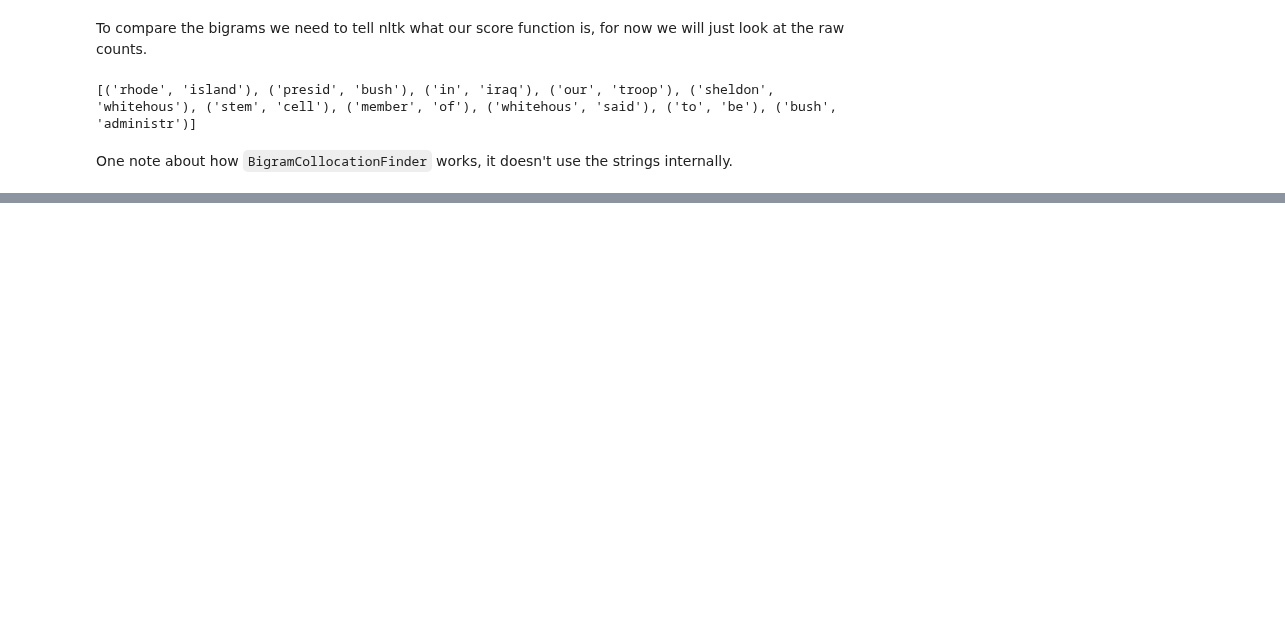
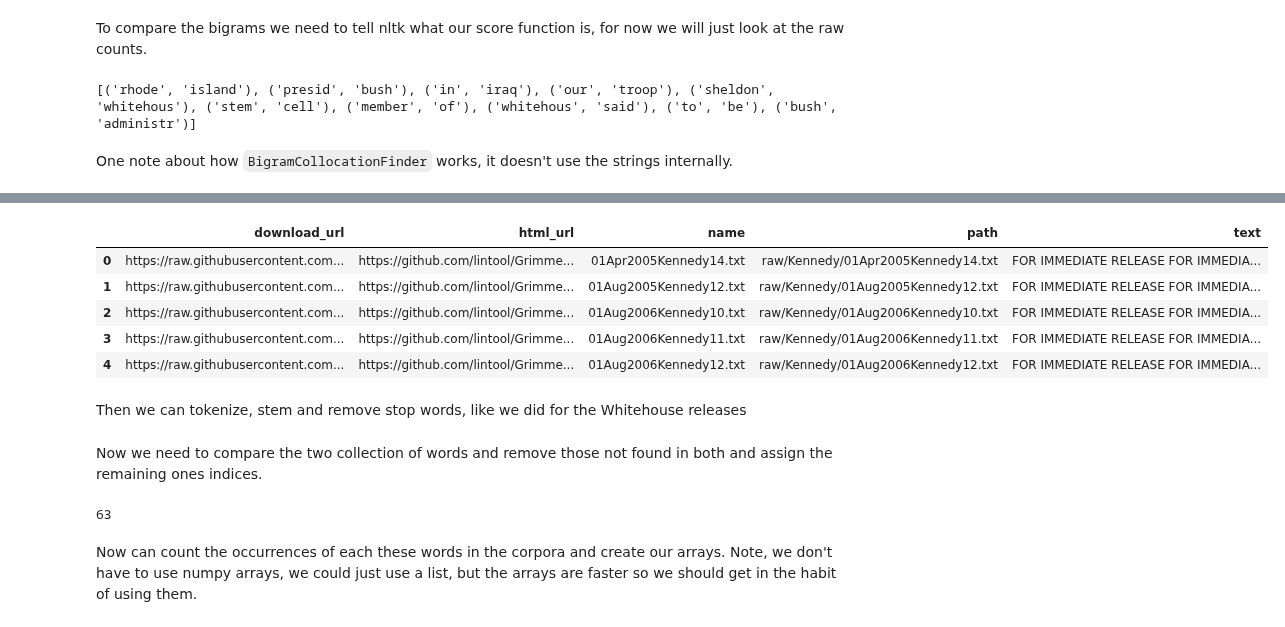
Before and after one commit to KnowledgeLab/content_analysis, a Jupyter notebook: notebooks/2-Corpus-Linguistics.ipynb, the cells around one changed output, grey strips where cells are left out. Drawn from its saved outputs; the diff is of its cells as text; code cells hidden in the pictures; blank space fills up the shorter version.

```diff
--- a/notebooks/2-Corpus-Linguistics.ipynb
+++ b/notebooks/2-Corpus-Linguistics.ipynb
@@ -544,0 +580,12 @@ The words are each given numeric IDs and a dictionary
+# %%
+kenReleases = getGithubFiles('https://api.github.com/repos/lintool/GrimmerSenatePressReleases/contents/raw/Kennedy', maxFiles = 10)
+kenReleases[:5]
+# %% [output]
+|  | download_url | html_url | name | path | text |
+| 0 | https://raw.githubusercontent.com... | https://github.com/lintool/Grimme... | 01Apr2005Kennedy14.txt | raw/Kennedy/01Apr2005Kennedy14.txt | FOR IMMEDIATE RELEASE FOR IMMEDIA... |
+| 1 | https://raw.githubusercontent.com... | https://github.com/lintool/Grimme... | 01Aug2005Kennedy12.txt | raw/Kennedy/01Aug2005Kennedy12.txt | FOR IMMEDIATE RELEASE FOR IMMEDIA... |
+| 2 | https://raw.githubusercontent.com... | https://github.com/lintool/Grimme... | 01Aug2006Kennedy10.txt | raw/Kennedy/01Aug2006Kennedy10.txt | FOR IMMEDIATE RELEASE FOR IMMEDIA... |
+| 3 | https://raw.githubusercontent.com... | https://github.com/lintool/Grimme... | 01Aug2006Kennedy11.txt | raw/Kennedy/01Aug2006Kennedy11.txt | FOR IMMEDIATE RELEASE FOR IMMEDIA... |
+| 4 | https://raw.githubusercontent.com... | https://github.com/lintool/Grimme... | 01Aug2006Kennedy12.txt | raw/Kennedy/01Aug2006Kennedy12.txt | FOR IMMEDIATE RELEASE FOR IMMEDIA... |
+# %% [markdown]
+Then we can tokenize, stem and remove stop words, like we did for the Whitehouse releases
@@ -544,0 +595,15 @@ The words are each given numeric IDs and a dictionary
+# %% [markdown]
+Now we need to compare the two collection of words and remove those not found in both and assign the remaining ones indices.
+# %%
+whWords = set(whReleases['normalized_tokens'].sum())
+kenWords = set(kenReleases['normalized_tokens'].sum())
+
+#Change & to | if you want to keep all words
+overlapWords = whWords & kenWords
+
+overlapWordsDict = {word: index for index, word in enumerate(overlapWords)}
+overlapWordsDict['student']
+# %% [output]
+63
+# %% [markdown]
+Now can count the occurrences of each these words in the corpora and create our arrays. Note, we don't have to use numpy arrays, we could just use a list, but the arrays are faster so we should get in the habit of using them.
```
Also changed, not shown: parts of 26 cells of this notebook, 4 other files.
